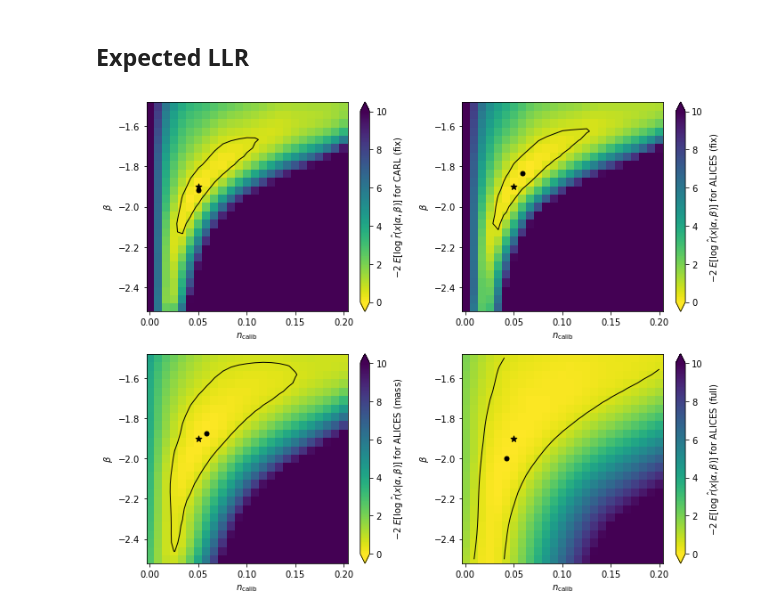
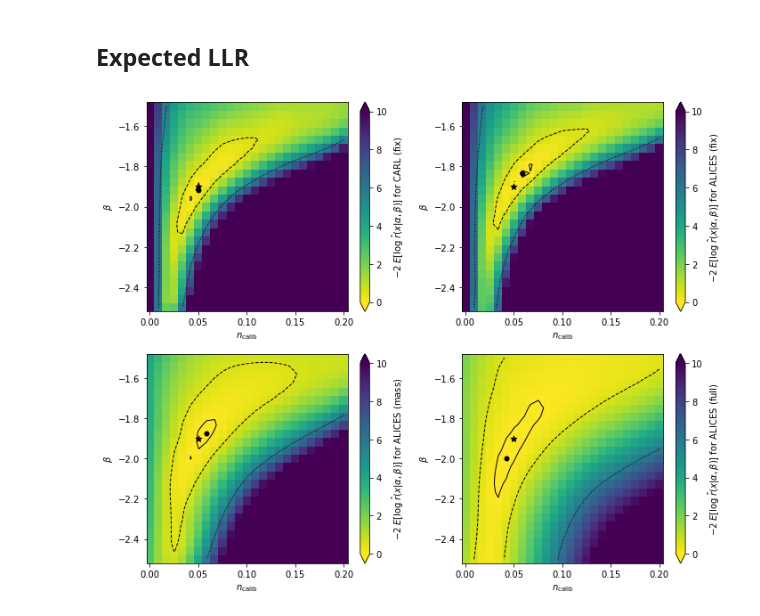
Before and after one commit to smsharma/mining-for-substructure-lens, a Jupyter notebook: notebooks/07_expected_llr.ipynb, the cells around one changed output. Cells and saved outputs as stored; diff of their text form; code cells hidden in the pictures.

Commit message:
Updated plot

```diff
--- a/notebooks/07_expected_llr.ipynb
+++ b/notebooks/07_expected_llr.ipynb
@@ -71,8 +71,9 @@ beta_edges = np.linspace(beta_1d[0] - bin_size/2, beta_1d[-1] + bin_size/2, reso
 # %%
 llrmin, llrmax = 0., 10.
 
-n_for_lines = 10
-thresholds = [1. / n_for_lines * chi2.isf(0.05, df=2)]
+n_for_lines = [100, 10, 1]
+thresholds = [1. / n * chi2.isf(0.05, df=2) for n in n_for_lines]
+contour_ls = ["-", "--", ":"]
 
 llr_cmap = "viridis_r"
 # %%
@@ -86,33 +87,35 @@ for k in range(nmethods):
     i_mle = np.argmax(expected_llr[k])
     theta_mle = theta_grid[i_mle]
     z = np.clip(-2. * (expected_llr[k] - expected_llr[k][i_mle]), llrmin, llrmax)
 
     pcm = ax.pcolormesh(
         alpha_edges,
         beta_edges,
         z.reshape((resolution, resolution)),
         norm=matplotlib.colors.Normalize(vmin=llrmin, vmax=llrmax),
         cmap=llr_cmap
     )
     cbar = fig.colorbar(pcm, ax=ax, extend='both')
-    plt.contour(
+    cs = plt.contour(
         0.5 * (alpha_edges[1:] + alpha_edges[:-1]),
         0.5 * (beta_edges[1:] + beta_edges[:-1]),
         z.reshape((resolution, resolution)),
         thresholds,
         colors="black",
-        linewidths=1.
+        linewidths=1.,
+        linestyles=contour_ls,
     )
     plt.scatter(0.05, -1.9, s=50., color='black', marker='*')
     plt.scatter(theta_mle[0], theta_mle[1], s=25., color='black', marker='o')
 
     plt.xlabel(r'$n_{\mathrm{calib}}$')
     plt.ylabel(r'$\beta$')
     cbar.set_label(r'$-2\; E[\log \;\hat{r}(x | \alpha, \beta)]$ for '+ labels[k])
+    #plt.clabel(cs)
     plt.xlim(alpha_edges[0], alpha_edges[-1])
     plt.ylim(beta_edges[0], beta_edges[-1])
 
 plt.tight_layout()
 plt.savefig("../figures/expected_llr.pdf")
 # %% [output]
-[figure, old version]
+[figure, new version]
```
Also changed, not shown: 1 other file.
